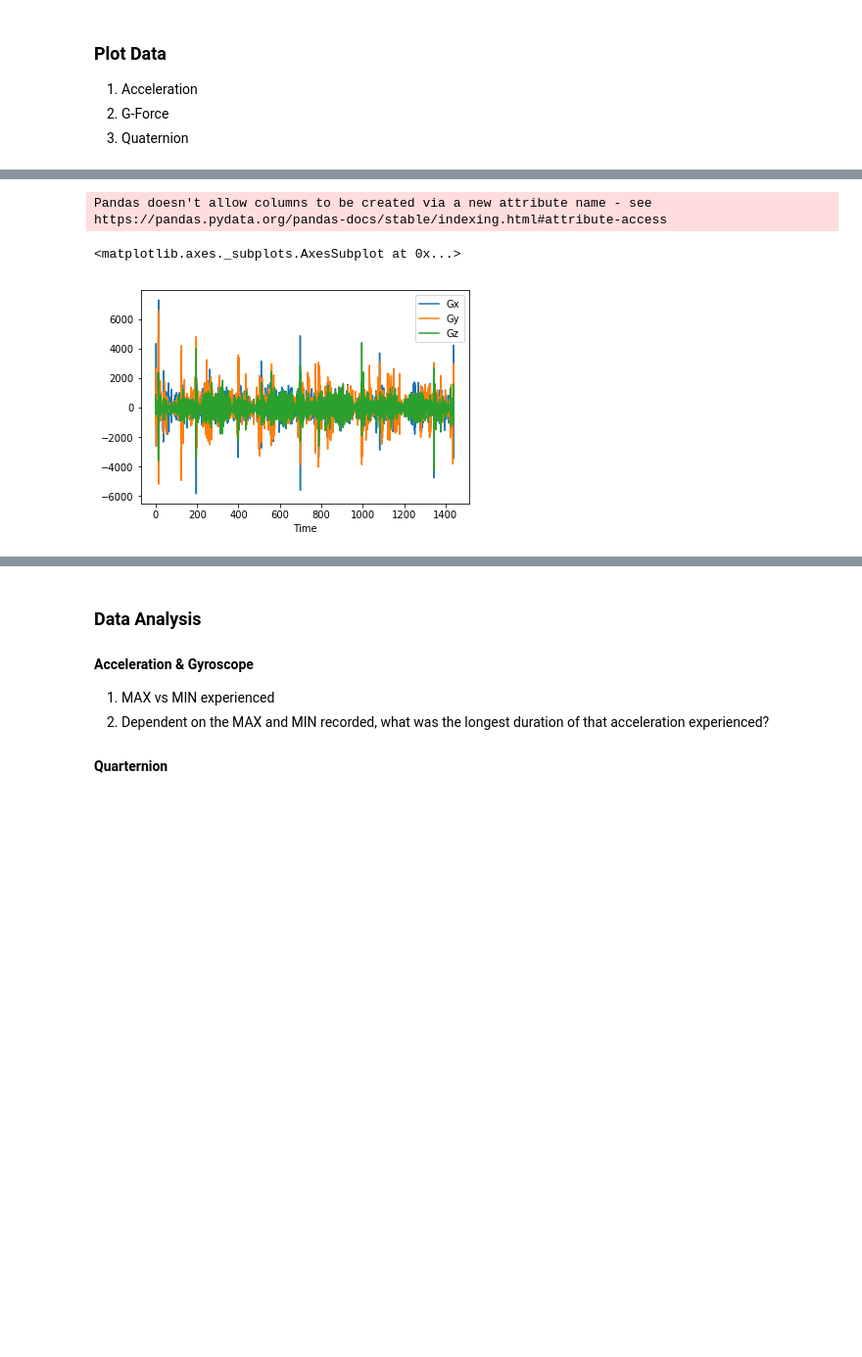
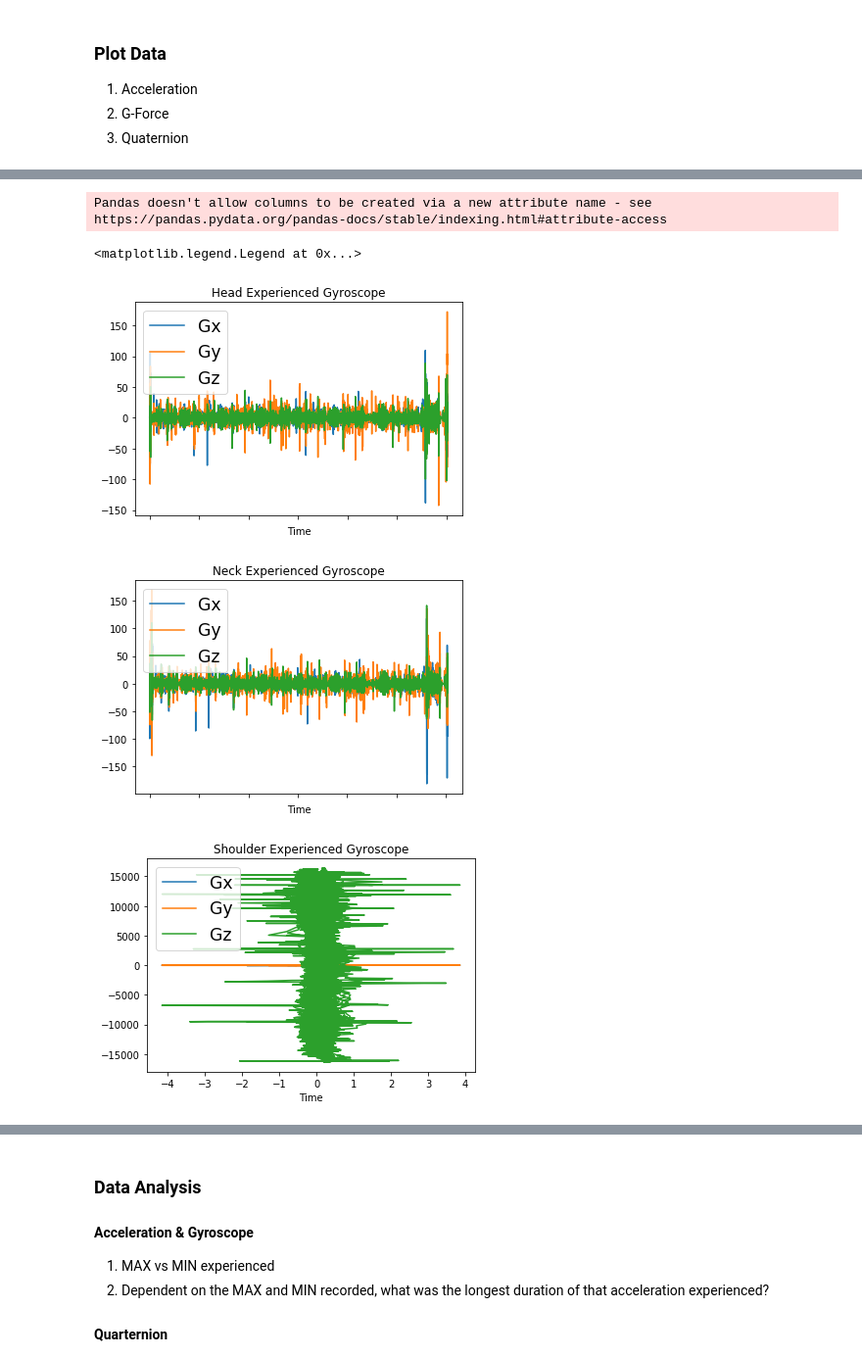
Before and after one commit to shellyginelle/zipline-acceleration-analysis, a Jupyter notebook: MRP - Post Processing Zip line Data.ipynb, the cells around one changed output, grey strips where cells are left out. Shown: that part at 98% size. Saved outputs shown, nothing was run; the diff lists cells and outputs as text; code cells hidden in the pictures; blank space fills up the shorter version.

```diff
--- a/MRP - Post Processing Zip line Data.ipynb
+++ b/MRP - Post Processing Zip line Data.ipynb
@@ -276,3 +311,24 @@ bb, ab = ifd.iirdesign(Wip, Wis, Rp, As, ftype='cheby2')
+# %%
+#Save dataframe into new .csv
+head_mnptd_df.to_csv('/Users/shellyginelle/Data/1 - Head/BUTTERWORTH_FLTR_HEAD_DATA.csv')
+head_butterflt_df = pd.read_csv('/Users/shellyginelle/Data/1 - Head/BUTTERWORTH_FLTR_HEAD_DATA.csv',
+                 skiprows=[0,1,2,3,4,5,6,7], sep=',', names=colnames_HAM_IMU, header=None, engine='python')
+
+neck_mnptd_df.to_csv('/Users/shellyginelle/Data/2 - Neck C7/BUTTERWORTH_FLTR_NECK_DATA.csv')
+neck_butterflt_df = pd.read_csv('/Users/shellyginelle/Data/2 - Neck C7/BUTTERWORTH_FLTR_NECK_DATA.csv',
+                 skiprows=[0,1,2,3,4,5,6,7], sep=',', names=colnames_HAM_IMU, header=None, engine='python')
+
+shoulder_mnptd_df.to_csv('/Users/shellyginelle/Data/3 - Left Shoulder/BUTTERWORTH_FLTR_SHOULDER_DATA.csv')
+shoulder_butterflt_df = pd.read_csv('/Users/shellyginelle/Data/3 - Left Shoulder/BUTTERWORTH_FLTR_SHOULDER_DATA.csv',
+                 skiprows=[0,1,2,3,4,5,6,7], sep=',', names=colnames_HAM_IMU, header=None, engine='python')
+
+heart_mnptd_df.to_csv('/Users/shellyginelle/Data/4 - Heart/BUTTERWORTH_FLTR_HEART_DATA.csv')
+heart_butterflt_df = pd.read_csv('/Users/shellyginelle/Data/4 - Heart/BUTTERWORTH_FLTR_HEART_DATA.csv',
+                 skiprows=[0,1,2,3,4,5,6,7], sep=',', names=colnames_HAM_IMU, header=None, engine='python')
+
+com_mnptd_df.to_csv('/Users/shellyginelle/Data/5 - COM Harness/BUTTERWORTH_FLTR_COM_DATA.csv')
+com_butterflt_df = pd.read_csv('/Users/shellyginelle/Data/5 - COM Harness/BUTTERWORTH_FLTR_COM_DATA.csv',
+                 skiprows=[0,1,2,3,4,5,6,7], sep=',', names=colnames_HAM_IMU, header=None, engine='python')
 # %% [markdown]
 ### Plot Data
 1. Acceleration
@@ -324,36 +384,38 @@ TypeError: 'AxesSubplot' object is not subscriptable
 # %%
 #For your reference, gyroscope_cols = ['Gx', 'Gy', 'Gz']
 
 '''
 1. Plot HEAD data
 '''
-head_plot = head_raw_df.plot(title = 'Head Experienced Gyroscope',  x = 'Time', y = gyroscope_cols)
+head_plot = head_butterflt_df.plot(title = 'Head Experienced Gyroscope',  x = 'Time', y = gyroscope_cols)
 head_plot.legend(loc=2, fontsize = 'xx-large')
 
 '''
 2. Plot NECK data
 '''
-neck_plot = neck_raw_df.plot(title = 'Neck Experienced Gyroscope',  x = 'Time', y = gyroscope_cols)
+neck_plot = neck_butterflt_df.plot(title = 'Neck Experienced Gyroscope',  x = 'Time', y = gyroscope_cols)
 neck_plot.legend(loc=2, fontsize = 'xx-large')
 
 '''
 3. Plot SHOULDER data
 '''
-shoulder_plot = shoulder_raw_df.plot(title = 'Shoulder Experienced Gyroscope',  x = 'Time', y = gyroscope_cols)
+shoulder_plot = shoulder_butterflt_df.plot(title = 'Shoulder Experienced Gyroscope',  x = 'Time', y = gyroscope_cols)
 shoulder_plot.legend(loc=2, fontsize = 'xx-large')
 
 '''
 4. Plot HEART data
 '''
-heart_plot = heart_raw_df.plot(title = 'Heart Experienced Gyroscope',  x = 'Time', y = gyroscope_cols)
+heart_plot = heart_butterflt_df.plot(title = 'Heart Experienced Gyroscope',  x = 'Time', y = gyroscope_cols)
 heart_plot.legend(loc=2, fontsize = 'xx-large')
 
 '''
 5. Plot COM data
 '''
-com_plot = com_raw_df.plot(title = 'COM Experienced Gyroscope',  x = 'Time', y = gyroscope_cols)
+com_plot = com_butterflt_df.plot(title = 'COM Experienced Gyroscope',  x = 'Time', y = gyroscope_cols)
 com_plot.legend(loc=2, fontsize = 'xx-large')
 # %% [output]
 Pandas doesn't allow columns to be created via a new attribute name - see https://pandas.pydata.org/pandas-docs/stable/indexing.html#attribute-access
-<matplotlib.axes._subplots.AxesSubplot at 0x...>
+<matplotlib.legend.Legend at 0x...>
-[figure, old version]
+[figure, new version]
+[figure, added]
+[figure, added]
```
Also changed, not shown: parts of 12 cells of this notebook, 1 other file.
